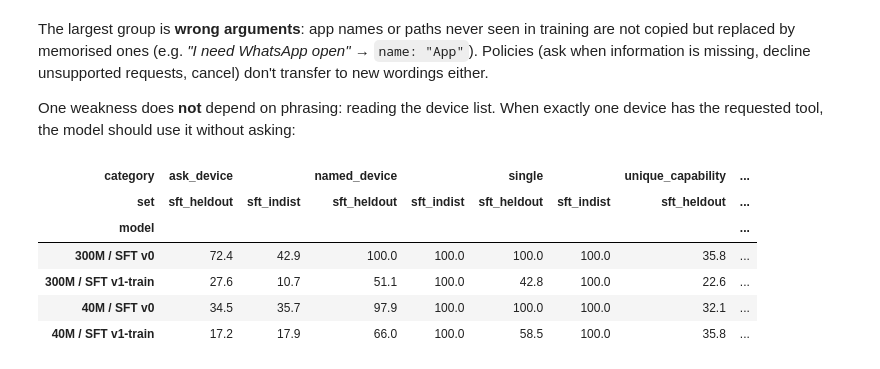
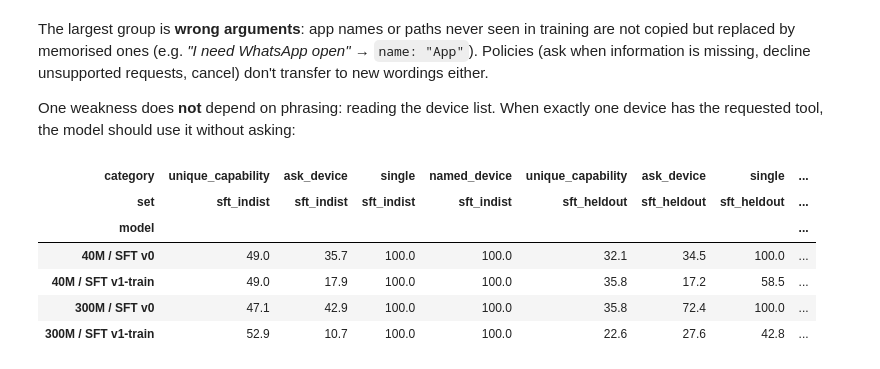
Before and after one commit to Dhruv-Sharma29/Ivy-1.5B, a Jupyter notebook: kaggle/ivy_experiments.ipynb, the cells around one changed output. Drawn from its saved outputs; the diff is of its cells as text; code cells hidden in the pictures.

```diff
--- a/kaggle/ivy_experiments.ipynb
+++ b/kaggle/ivy_experiments.ipynb
@@ -19,7 +19,7 @@ import matplotlib.pyplot as plt
 import pandas as pd
 
 # Dataset location: Kaggle input folder, or $IVY_DATA when run locally.
-cands = [os.environ.get("IVY_DATA", ""), "/kaggle/input/ivy-experiments"] + [str(Path(p).parent) for p in glob.glob("/kaggle/input/*/runs.csv")]
+cands = [os.environ.get("IVY_DATA", ""), "/kaggle/input/ivy-experiments"] + [str(Path(p).parent) for p in glob.glob("/kaggle/input/**/runs.csv", recursive=True)]
 DATA = next(Path(c) for c in cands if c and (Path(c) / "runs.csv").exists())
 runs = pd.read_csv(DATA / "runs.csv")
 print("data:", DATA)
@@ -210,16 +209,19 @@ Each pretrained base was fine-tuned (SFT) on ~20k **template-generated** example
 Two test sets of 600: **in-dist** (new combinations of training templates) and **held-out** (only held-out templates and values).
 Same base and recipe; only the SFT data differs. Scores count a tool call as correct only if tool, device and arguments all match.
 # %%
-SETS = ["v1", "v2", "sft_indist", "sft_heldout"]
-sft = runs[runs.kind == "sft"].run.tolist()
+SETS = ["v1", "v2", "sft_indist", "sft_heldout", "sft_heldout_s2"]
+meta = runs.set_index("run")
 rows = []
-for r in sft:
-    meta = runs.set_index("run").loc[r]
+for r in meta.index[meta.kind == "sft"]:
+    m = meta.loc[r]
+    label = f"{'40M' if m.params_M < 100 else '300M'} | {m.sft_data} | {int(m.epochs)} ep | lr {fmt_lr(m.peak_lr)}"
     for s in SETS:
-        sc = json.load(open(DATA / "runs" / r / f"score_{s}.json"))
-        rows.append({"run": r, "size": "40M" if meta.params_M < 100 else "300M", "sft_data": meta.sft_data, "set": s,
-                     "acc": sc["accuracy"], "lo": sc["accuracy_95ci"][0], "hi": sc["accuracy_95ci"][1],
-                     "unsafe": sc["unsafe_executable_mismatch"], "n": sc["n"]})
+        path = DATA / "runs" / r / f"score_{s}.json"
+        if not path.exists():          # each run is scored on the sets that match its training split
+            continue
+        sc = json.load(open(path))
+        rows.append({"run": r, "label": label, "set": s, "acc": sc["accuracy"], "lo": sc["accuracy_95ci"][0],
+                     "hi": sc["accuracy_95ci"][1], "unsafe": sc["unsafe_executable_mismatch"], "n": sc["n"]})
 res = pd.DataFrame(rows)
-(res.pivot_table(index=["size", "sft_data"], columns="set", values="acc").reindex(columns=SETS) * 100).round(1)
+(res.pivot_table(index="label", columns="set", values="acc", sort=False).reindex(columns=SETS) * 100).round(1)
 # %% [output]
@@ -232,15 +239,16 @@ res = pd.DataFrame(rows)
 # %%
-order = [("40M", "v0"), ("40M", "v1-train"), ("300M", "v0"), ("300M", "v1-train")]
+order = [("sft-40m-1b", "40M", "v0"), ("sft-40m-1b-v1train", "40M", "v1-train"),
+         ("sft-300m-300m", "300M", "v0"), ("sft-300m-300m-v1train", "300M", "v1-train")]
 fig, ax = plt.subplots(figsize=(9, 4.2))
 w = 0.38
 for j, (s, col, lab) in enumerate([("sft_indist", C1, "in-dist: new combos of seen templates"), ("sft_heldout", C2, "held-out: unseen templates and values")]):
-    for i, (size, data) in enumerate(order):
-        r = res[(res["size"] == size) & (res.sft_data == data) & (res.set == s)].iloc[0]
+    for i, (run, _, _) in enumerate(order):
+        r = res[(res.run == run) & (res.set == s)].iloc[0]
         x = i + (j - 0.5) * (w + 0.02)
         ax.bar(x, r.acc * 100, w, color=col, label=lab if i == 0 else None, zorder=2)
         ax.errorbar(x, r.acc * 100, yerr=[[100 * (r.acc - r.lo)], [100 * (r.hi - r.acc)]], fmt="none", ecolor=INK2, elinewidth=1, capsize=3, zorder=3)
         ax.text(x, r.hi * 100 + 1.5, f"{r.acc * 100:.0f}", ha="center", fontsize=9, color=INK)
-ax.set_xticks(range(4), [f"{s} base\nSFT on {d}" for s, d in order])
+ax.set_xticks(range(4), [f"{s} base\nSFT on {d}" for _, s, d in order])
 ax.set_ylim(0, 100); ax.set_ylabel("accuracy (%), 95% CI")
 ax.set_title("Tool-use accuracy: seen vs unseen phrasing", pad=28)
 ax.legend(loc="lower left", bbox_to_anchor=(0, 1.0), ncol=2, fontsize=9)
@@ -267,7 +275,7 @@ def matches(o, e):
     return e["action"] != "tool_call" or (o.get("tool"), o.get("device"), o.get("args")) == (e["tool"], e["device"], e["args"])
 
 
-scen = {s: [json.loads(l) for l in open(DATA / "evals" / f"{s}.jsonl")] for s in ["sft_indist", "sft_heldout"]}
+scen = {s: [json.loads(l) for l in open(DATA / "evals" / f"{s}.jsonl")] for s in ["sft_indist", "sft_heldout", "sft_heldout_s2"]}
 
 
 def per_item(run, s):
@@ -351,20 +359,19 @@ One weakness does **not** depend on phrasing: reading the device list. When exac
 should use it without asking:
 # %%
 cat = []
-for r in sft:
-    meta = runs.set_index("run").loc[r]
+for run, size, data in order:
     for s in ["sft_indist", "sft_heldout"]:
-        bc = json.load(open(DATA / "runs" / r / f"score_{s}.json"))["by_category"]
+        bc = json.load(open(DATA / "runs" / run / f"score_{s}.json"))["by_category"]
         for c in ["unique_capability", "ask_device", "single", "named_device"]:
             if c in bc:
-                cat.append({"model": f"{'40M' if meta.params_M < 100 else '300M'} / SFT {meta.sft_data}", "set": s, "category": c,
+                cat.append({"model": f"{size} / SFT {data}", "set": s, "category": c,
                             "acc %": round(100 * bc[c]["correct"] / bc[c]["n"], 1), "n": bc[c]["n"]})
-pd.DataFrame(cat).pivot_table(index="model", columns=["category", "set"], values="acc %")
+pd.DataFrame(cat).pivot_table(index="model", columns=["category", "set"], values="acc %", sort=False)
 # %% [output]
-| category | ask_device |  | named_device |  | single |  | unique_capability | ... |
-| set | sft_heldout | sft_indist | sft_heldout | sft_indist | sft_heldout | sft_indist | sft_heldout | ... |
+| category | unique_capability | ask_device | single | named_device | unique_capability | ask_device | single | ... |
+| set | sft_indist | sft_indist | sft_indist | sft_indist | sft_heldout | sft_heldout | sft_heldout | ... |
 | model |  |  |  |  |  |  |  | ... |
-| 300M / SFT v0 | 72.4 | 42.9 | 100.0 | 100.0 | 100.0 | 100.0 | 35.8 | ... |
-| 300M / SFT v1-train | 27.6 | 10.7 | 51.1 | 100.0 | 42.8 | 100.0 | 22.6 | ... |
-| 40M / SFT v0 | 34.5 | 35.7 | 97.9 | 100.0 | 100.0 | 100.0 | 32.1 | ... |
-| 40M / SFT v1-train | 17.2 | 17.9 | 66.0 | 100.0 | 58.5 | 100.0 | 35.8 | ... |
+| 40M / SFT v0 | 49.0 | 35.7 | 100.0 | 100.0 | 32.1 | 34.5 | 100.0 | ... |
+| 40M / SFT v1-train | 49.0 | 17.9 | 100.0 | 100.0 | 35.8 | 17.2 | 58.5 | ... |
+| 300M / SFT v0 | 47.1 | 42.9 | 100.0 | 100.0 | 35.8 | 72.4 | 100.0 | ... |
+| 300M / SFT v1-train | 52.9 | 10.7 | 100.0 | 100.0 | 22.6 | 27.6 | 42.8 | ... |
```
Also changed, not shown: parts of 7 cells of this notebook, 3 other files.
